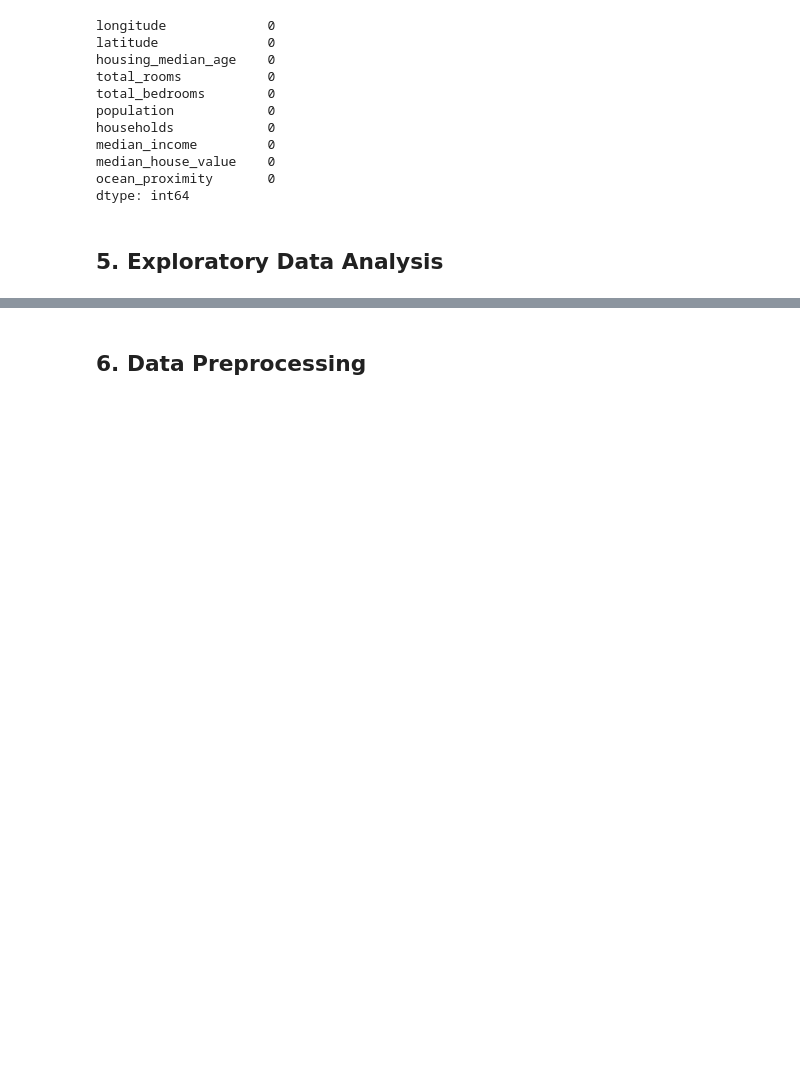
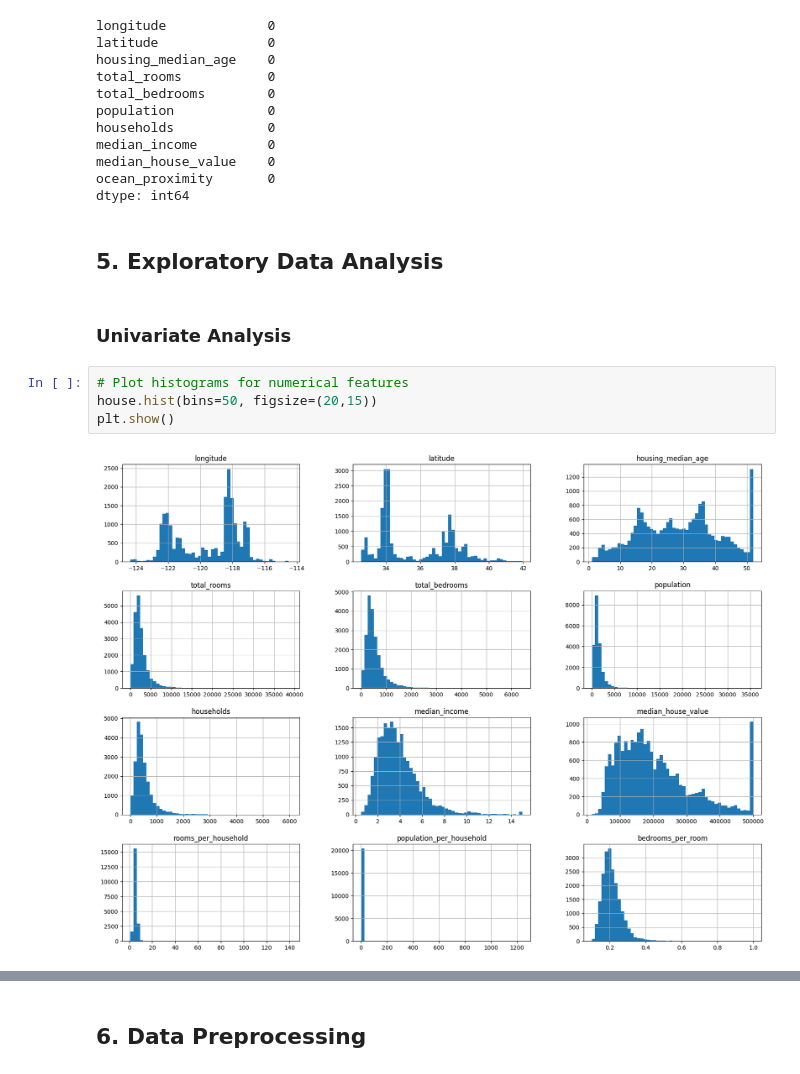
Before and after one commit to JoshuaPaul-lasisi/House-Price-Prediction, a Jupyter notebook: notebook.ipynb, the cells around one changed output, grey strips where cells are left out. Cells and saved outputs as stored; diff of their text form; blank space fills up the shorter version.

Commit message:
feature/exploratory_data_analysis

```diff
--- a/notebook.ipynb
+++ b/notebook.ipynb
@@ -131,3 +131,11 @@ ocean_proximity       0
 dtype: int64
 # %% [markdown]
 ## 5. Exploratory Data Analysis
+# %% [markdown]
+### Univariate Analysis
+# %%
+# Plot histograms for numerical features
+house.hist(bins=50, figsize=(20,15))
+plt.show()
+# %% [output]
+[figure, added]
```
Also changed, not shown: parts of 8 cells of this notebook.
